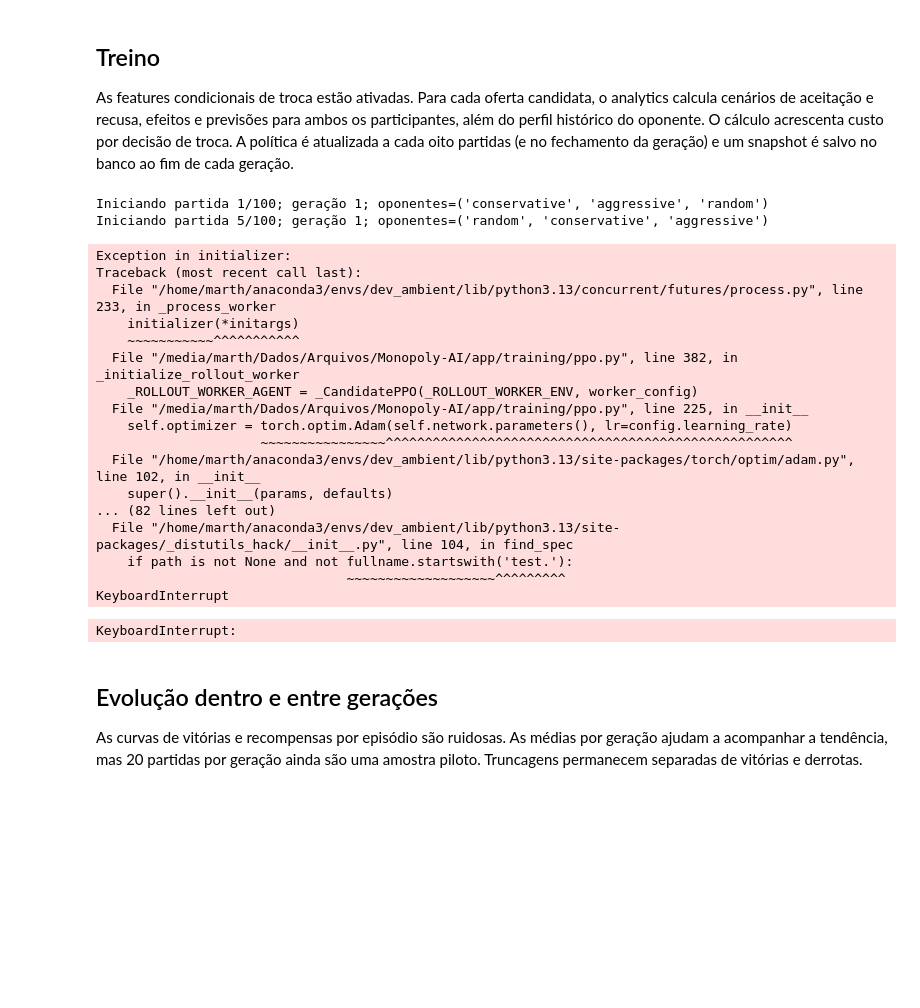
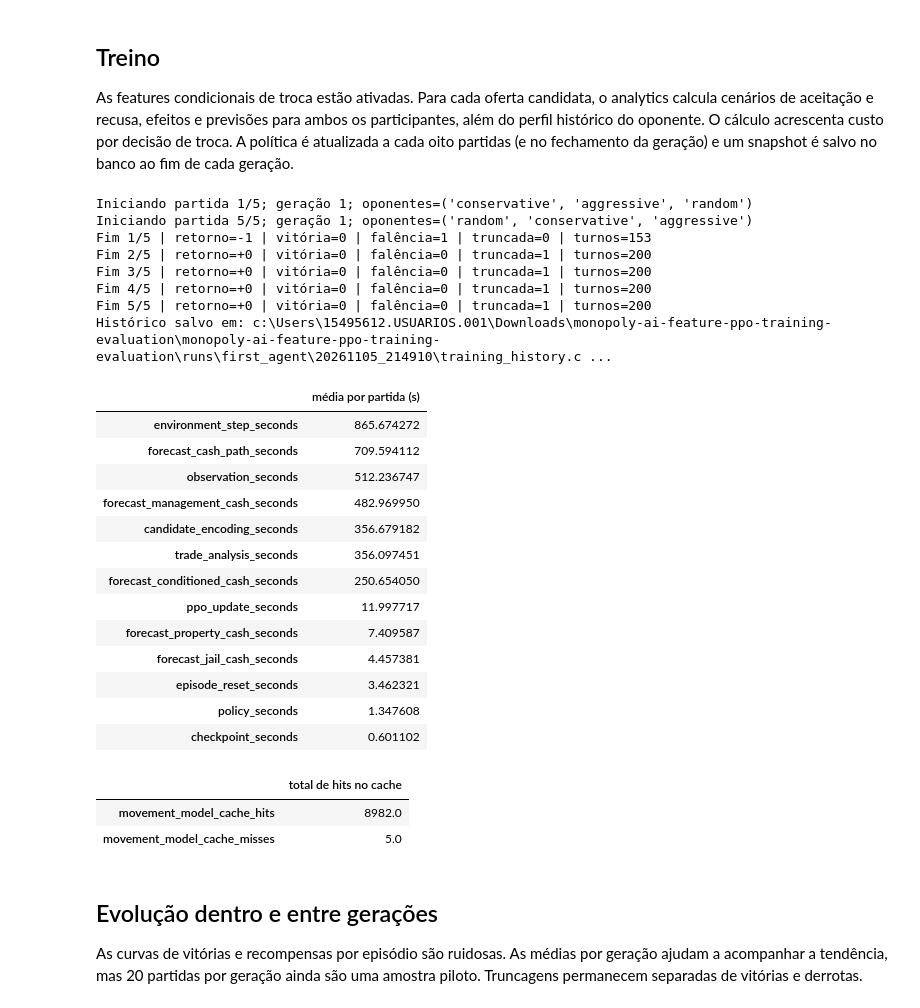
Before and after one commit to jbussi/monopoly-ai, a Jupyter notebook: notebooks/treinamento_liga_ppo.ipynb, the cells around one changed output. Cells and saved outputs as stored; diff of their text form; code cells hidden in the pictures; blank space fills up the shorter version.

```diff
--- a/notebooks/treinamento_liga_ppo.ipynb
+++ b/notebooks/treinamento_liga_ppo.ipynb
@@ -106,15 +106,15 @@ draw_network()
 Para retomar após uma interrupção, defina `RESUME_FROM` no próximo bloco como o caminho de `ppo_latest.pt`. Se só houver um snapshot antigo, use `policy_bank/generation_XXXXX.pt`; nesse caso os pesos são recuperados, mas o otimizador e o histórico anterior não.
 # %%
 NUM_PLAYERS = 4
-NUM_WORKERS = 8
+NUM_WORKERS = 4
 DEVICE = 'auto'
-NUM_GENERATIONS = 5
-GAMES_PER_GENERATION = 20
+NUM_GENERATIONS = 1
+GAMES_PER_GENERATION = 5
 SEED = 2026
-MAX_TURNS = 3000
+MAX_TURNS = 200
 EVAL_GAMES_PER_OPPONENT = 3
 # Se o treino for interrompido, informe o caminho ppo_latest.pt para retomar.
-RESUME_FROM = None  # Ex.: Path('/.../runs/first_agent/<run>/checkpoints/ppo_latest.pt')
+RESUME_FROM = None # Ex.: Path('/.../runs/first_agent/<run>/checkpoints/ppo_latest.pt')
 if RESUME_FROM is None:
     RUN_ID = datetime.now().strftime('%Y%m%d_%H%M%S')
     RUN_DIR = ROOT / 'runs' / 'first_agent' / RUN_ID
@@ -197,26 +199,50 @@ history_path = RUN_DIR / 'training_history.csv'
 history_df.to_csv(history_path, index=False)
 print(f'Histórico salvo em: {history_path}')
 # %% [output]
-Iniciando partida 1/100; geração 1; oponentes=('conservative', 'aggressive', 'random')
-Iniciando partida 5/100; geração 1; oponentes=('random', 'conservative', 'aggressive')
+Iniciando partida 1/5; geração 1; oponentes=('conservative', 'aggressive', 'random')
+Iniciando partida 5/5; geração 1; oponentes=('random', 'conservative', 'aggressive')
+Fim 1/5 | retorno=-1 | vitória=0 | falência=1 | truncada=0 | turnos=153
+Fim 2/5 | retorno=+0 | vitória=0 | falência=0 | truncada=1 | turnos=200
+Fim 3/5 | retorno=+0 | vitória=0 | falência=0 | truncada=1 | turnos=200
+Fim 4/5 | retorno=+0 | vitória=0 | falência=0 | truncada=1 | turnos=200
+Fim 5/5 | retorno=+0 | vitória=0 | falência=0 | truncada=1 | turnos=200
+Histórico salvo em: c:\Users\15495612.USUARIOS.001\Downloads\monopoly-ai-feature-ppo-training-evaluation\monopoly-ai-feature-ppo-training-evaluation\runs\first_agent\20261105_214910\training_history.c ...
-Exception in initializer:
-Traceback (most recent call last):
-  File "/home/marth/anaconda3/envs/dev_ambient/lib/python3.13/concurrent/futures/process.py", line 233, in _process_worker
-    initializer(*initargs)
-    ~~~~~~~~~~~^^^^^^^^^^^
-  File "/media/marth/Dados/Arquivos/Monopoly-AI/app/training/ppo.py", line 382, in _initialize_rollout_worker
-    _ROLLOUT_WORKER_AGENT = _CandidatePPO(_ROLLOUT_WORKER_ENV, worker_config)
-  File "/media/marth/Dados/Arquivos/Monopoly-AI/app/training/ppo.py", line 225, in __init__
-    self.optimizer = torch.optim.Adam(self.network.parameters(), lr=config.learning_rate)
-                     ~~~~~~~~~~~~~~~~^^^^^^^^^^^^^^^^^^^^^^^^^^^^^^^^^^^^^^^^^^^^^^^^^^^^
-  File "/home/marth/anaconda3/envs/dev_ambient/lib/python3.13/site-packages/torch/optim/adam.py", line 102, in __init__
-    super().__init__(params, defaults)
-... (82 lines left out)
-  File "/home/marth/anaconda3/envs/dev_ambient/lib/python3.13/site-packages/_distutils_hack/__init__.py", line 104, in find_spec
-    if path is not None and not fullname.startswith('test.'):
-                                ~~~~~~~~~~~~~~~~~~~^^^^^^^^^
-KeyboardInterrupt
-KeyboardInterrupt:
+# %%
+timing_cols = [
+    col for col in history_df.columns
+    if col.endswith('_seconds')
+]
+
+display(
+    history_df[timing_cols]
+    .mean()
+    .sort_values(ascending=False)
+    .to_frame("média por partida (s)")
+)
+
+cache_cols = [
+    col for col in history_df.columns
+    if col.startswith('movement_model_cache_')
+]
+display(history_df[cache_cols].sum().to_frame("total de hits no cache"))
+# %% [output]
+|  | média por partida (s) |
+| environment_step_seconds | 865.674272 |
+| forecast_cash_path_seconds | 709.594112 |
+| observation_seconds | 512.236747 |
+| forecast_management_cash_seconds | 482.969950 |
+| candidate_encoding_seconds | 356.679182 |
+| trade_analysis_seconds | 356.097451 |
+| forecast_conditioned_cash_seconds | 250.654050 |
+| ppo_update_seconds | 11.997717 |
+| forecast_property_cash_seconds | 7.409587 |
+| forecast_jail_cash_seconds | 4.457381 |
+| episode_reset_seconds | 3.462321 |
+| policy_seconds | 1.347608 |
+| checkpoint_seconds | 0.601102 |
+|  | total de hits no cache |
+| movement_model_cache_hits | 8982.0 |
+| movement_model_cache_misses | 5.0 |
 # %% [markdown]
 ## Evolução dentro e entre gerações
 
```
Also changed, not shown: parts of 4 cells of this notebook.
